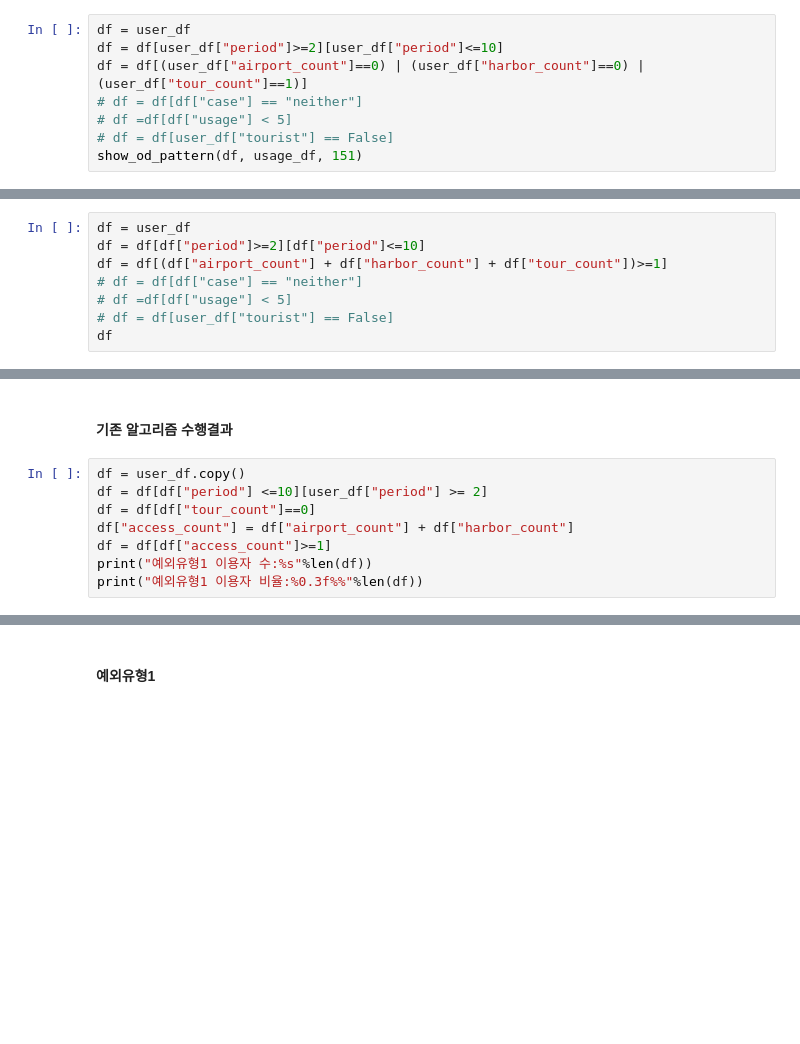
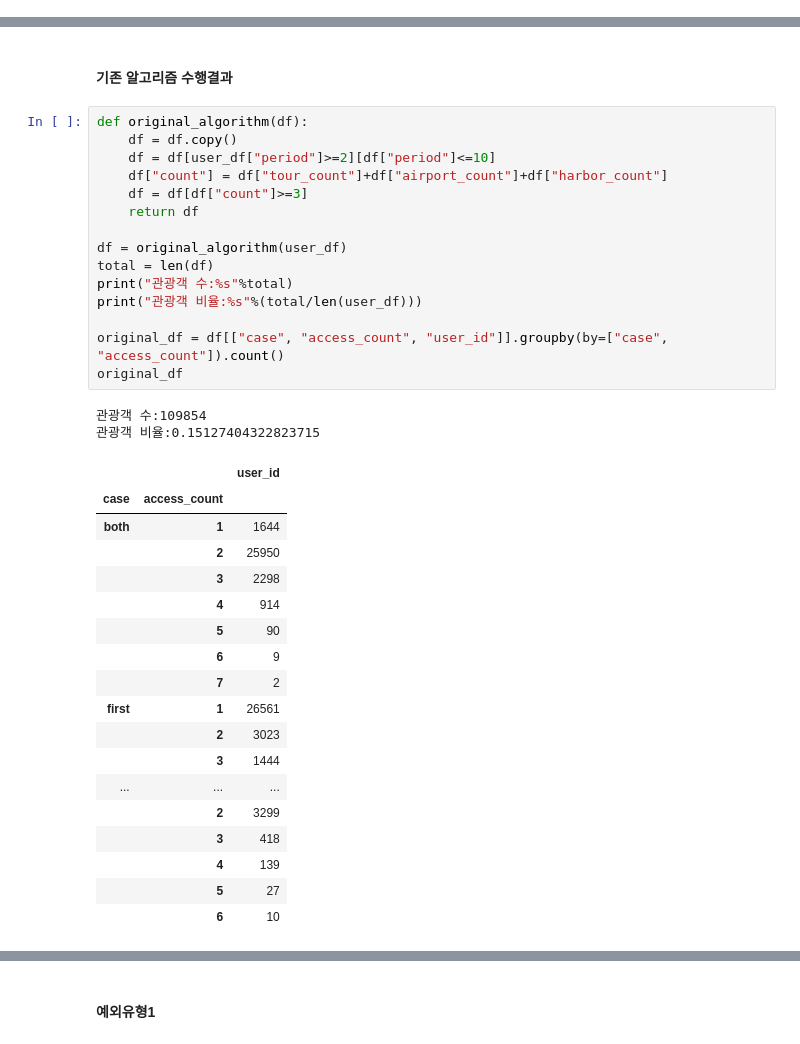
Before and after one commit to hoonisone/2020_jeju-bus-tag_data-analysis, a Jupyter notebook: main/1. 데이터 전처리/1. 이용자&정류장 추출.ipynb, the cells around one changed output, grey strips where cells are left out. Cells and saved outputs as stored; diff of their text form; blank space fills up the shorter version.

```diff
--- a/main/1. 데이터 전처리/1. 이용자&정류장 추출.ipynb
+++ b/main/1. 데이터 전처리/1. 이용자&정류장 추출.ipynb
@@ -1706,8 +1653,0 @@ user_df[user_df["tourist"]][user_df["usage"]>=5]
-# %%
-df = user_df
-df = df[user_df["period"]>=2][user_df["period"]<=10]
-df = df[(user_df["airport_count"]==0) | (user_df["harbor_count"]==0) | (user_df["tour_count"]==1)]
-# df = df[df["case"] == "neither"]
-# df =df[df["usage"] < 5]
-# df = df[user_df["tourist"] == False]
-show_od_pattern(df, usage_df, 151)
@@ -1724,8 +1653,0 @@ id = df27eee2062f11afd5e4db5cb64baf4cb25dda7b0f7c8e2c398a713d7b62de3e
-# %%
-df = user_df
-df = df[df["period"]>=2][df["period"]<=10]
-df = df[(df["airport_count"] + df["harbor_count"] + df["tour_count"])>=1]
-# df = df[df["case"] == "neither"]
-# df =df[df["usage"] < 5]
-# df = df[user_df["tourist"] == False]
-df
@@ -1784,10 +1654,38 @@ user_df[user_df["case"] == "neither"][user_df["airport_count"] >=1][user_df["per
 # %% [markdown]
 #### 기존 알고리즘 수행결과
 # %%
-df = user_df.copy()
-df = df[df["period"] <=10][user_df["period"] >= 2]
-df = df[df["tour_count"]==0]
-df["access_count"] = df["airport_count"] + df["harbor_count"]
-df = df[df["access_count"]>=1]
-print("예외유형1 이용자 수:%s"%len(df))
-print("예외유형1 이용자 비율:%0.3f%%"%len(df))
+def original_algorithm(df):
+    df = df.copy()
+    df = df[user_df["period"]>=2][df["period"]<=10]
+    df["count"] = df["tour_count"]+df["airport_count"]+df["harbor_count"]
+    df = df[df["count"]>=3]
+    return df
+
+df = original_algorithm(user_df)
+total = len(df)
+print("관광객 수:%s"%total)
+print("관광객 비율:%s"%(total/len(user_df)))
+
+original_df = df[["case", "access_count", "user_id"]].groupby(by=["case", "access_count"]).count()
+original_df
+# %% [output]
+관광객 수:109854
+관광객 비율:0.15127404322823715
+|  |  | user_id |
+| case | access_count |  |
+| both | 1 | 1644 |
+|  | 2 | 25950 |
+|  | 3 | 2298 |
+|  | 4 | 914 |
+|  | 5 | 90 |
+|  | 6 | 9 |
+|  | 7 | 2 |
+| first | 1 | 26561 |
+|  | 2 | 3023 |
+|  | 3 | 1444 |
+| ... | ... | ... |
+|  | 2 | 3299 |
+|  | 3 | 418 |
+|  | 4 | 139 |
+|  | 5 | 27 |
+|  | 6 | 10 |
```
Also changed, not shown: parts of 27 cells of this notebook.
